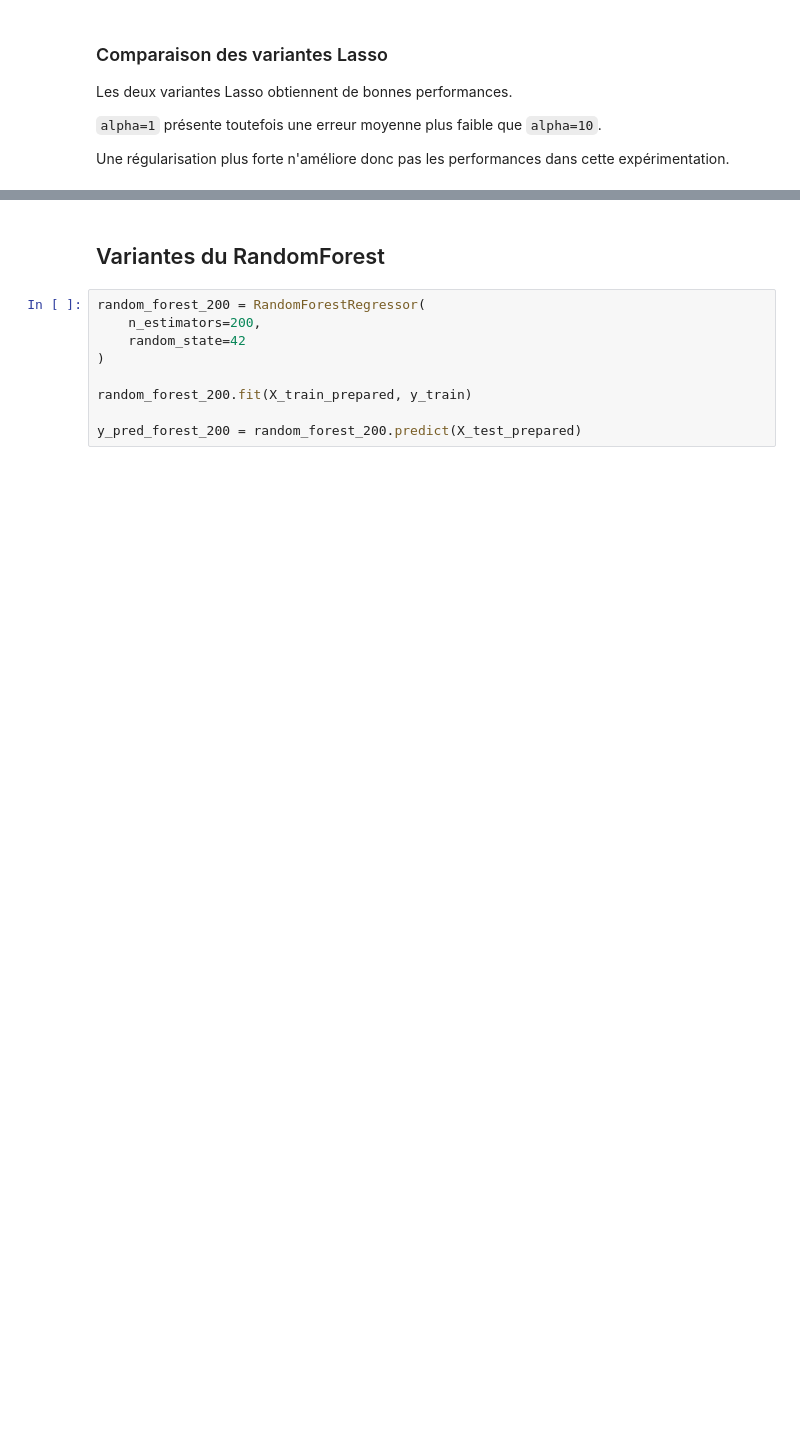
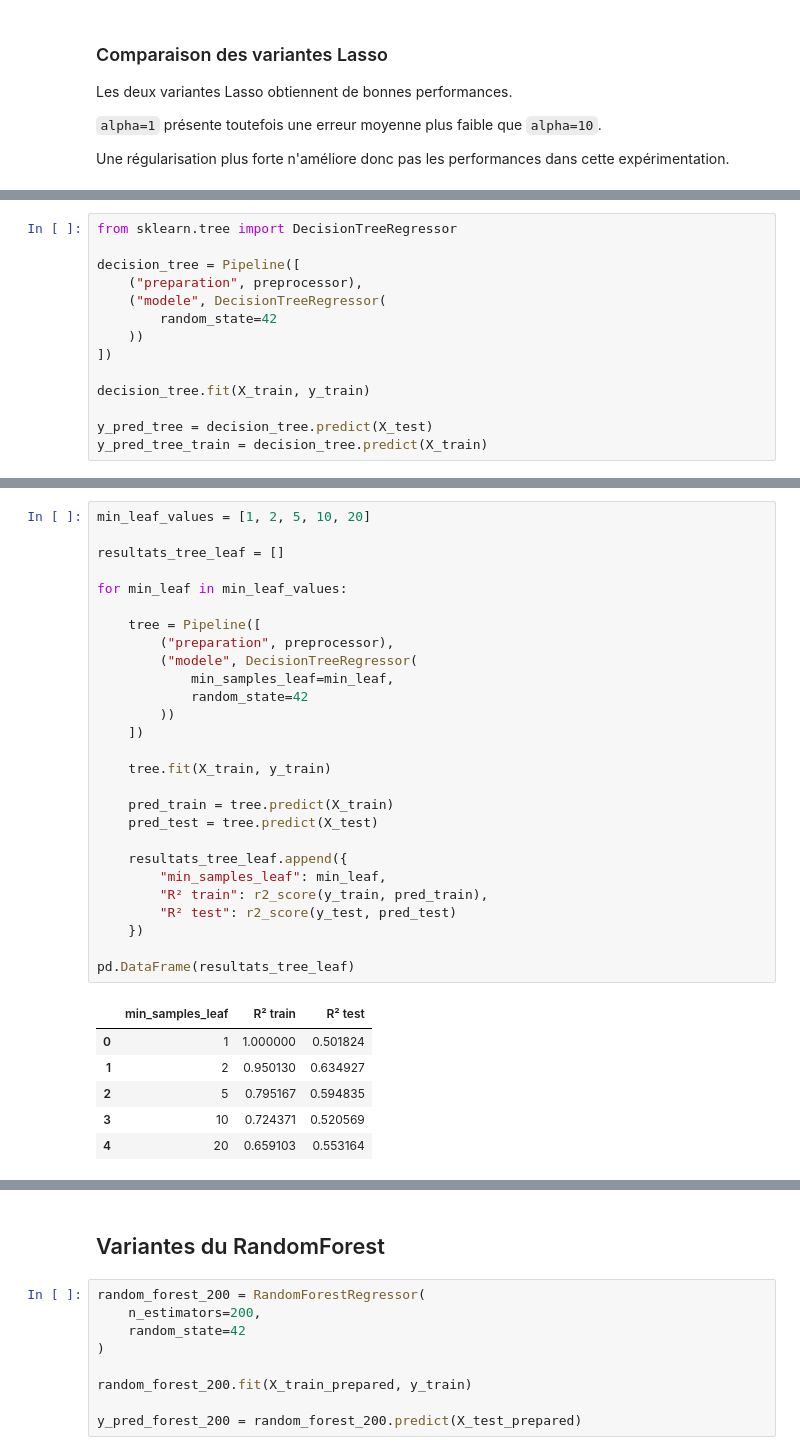
Before and after one commit to netzzy-dev/TP_TECHNIQUE_APPRENTISSAGE, a Jupyter notebook: notebooks/02_modelisation.ipynb, the cells around one changed output, grey strips where cells are left out. Drawn from its saved outputs; the diff is of its cells as text; blank space fills up the shorter version.

Commit message:
Expand dataset and add advanced model experiments

```diff
--- a/notebooks/02_modelisation.ipynb
+++ b/notebooks/02_modelisation.ipynb
@@ -539,0 +788,14 @@ Une régularisation plus forte n'améliore donc pas les performances dans cette
+# %%
+from sklearn.tree import DecisionTreeRegressor
+
+decision_tree = Pipeline([
+    ("preparation", preprocessor),
+    ("modele", DecisionTreeRegressor(
+        random_state=42
+    ))
+])
+
+decision_tree.fit(X_train, y_train)
+
+y_pred_tree = decision_tree.predict(X_test)
+y_pred_tree_train = decision_tree.predict(X_train)
@@ -539,0 +883,34 @@ Une régularisation plus forte n'améliore donc pas les performances dans cette
+# %%
+min_leaf_values = [1, 2, 5, 10, 20]
+
+resultats_tree_leaf = []
+
+for min_leaf in min_leaf_values:
+
+    tree = Pipeline([
+        ("preparation", preprocessor),
+        ("modele", DecisionTreeRegressor(
+            min_samples_leaf=min_leaf,
+            random_state=42
+        ))
+    ])
+
+    tree.fit(X_train, y_train)
+
+    pred_train = tree.predict(X_train)
+    pred_test = tree.predict(X_test)
+
+    resultats_tree_leaf.append({
+        "min_samples_leaf": min_leaf,
+        "R² train": r2_score(y_train, pred_train),
+        "R² test": r2_score(y_test, pred_test)
+    })
+
+pd.DataFrame(resultats_tree_leaf)
+# %% [output]
+|  | min_samples_leaf | R² train | R² test |
+| 0 | 1 | 1.000000 | 0.501824 |
+| 1 | 2 | 0.950130 | 0.634927 |
+| 2 | 5 | 0.795167 | 0.594835 |
+| 3 | 10 | 0.724371 | 0.520569 |
+| 4 | 20 | 0.659103 | 0.553164 |
```
Also changed, not shown: parts of 58 cells of this notebook, 3 other files.
